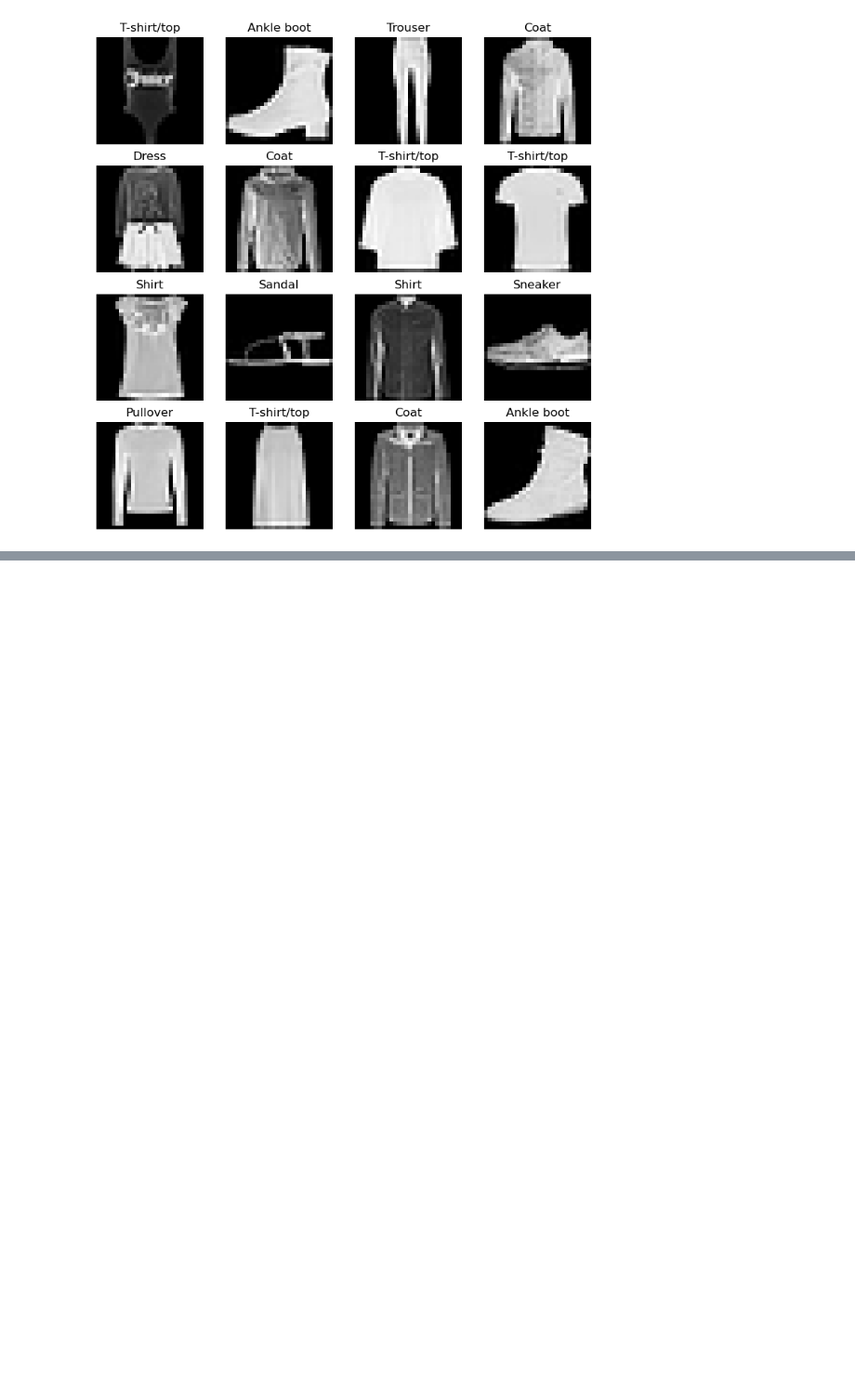
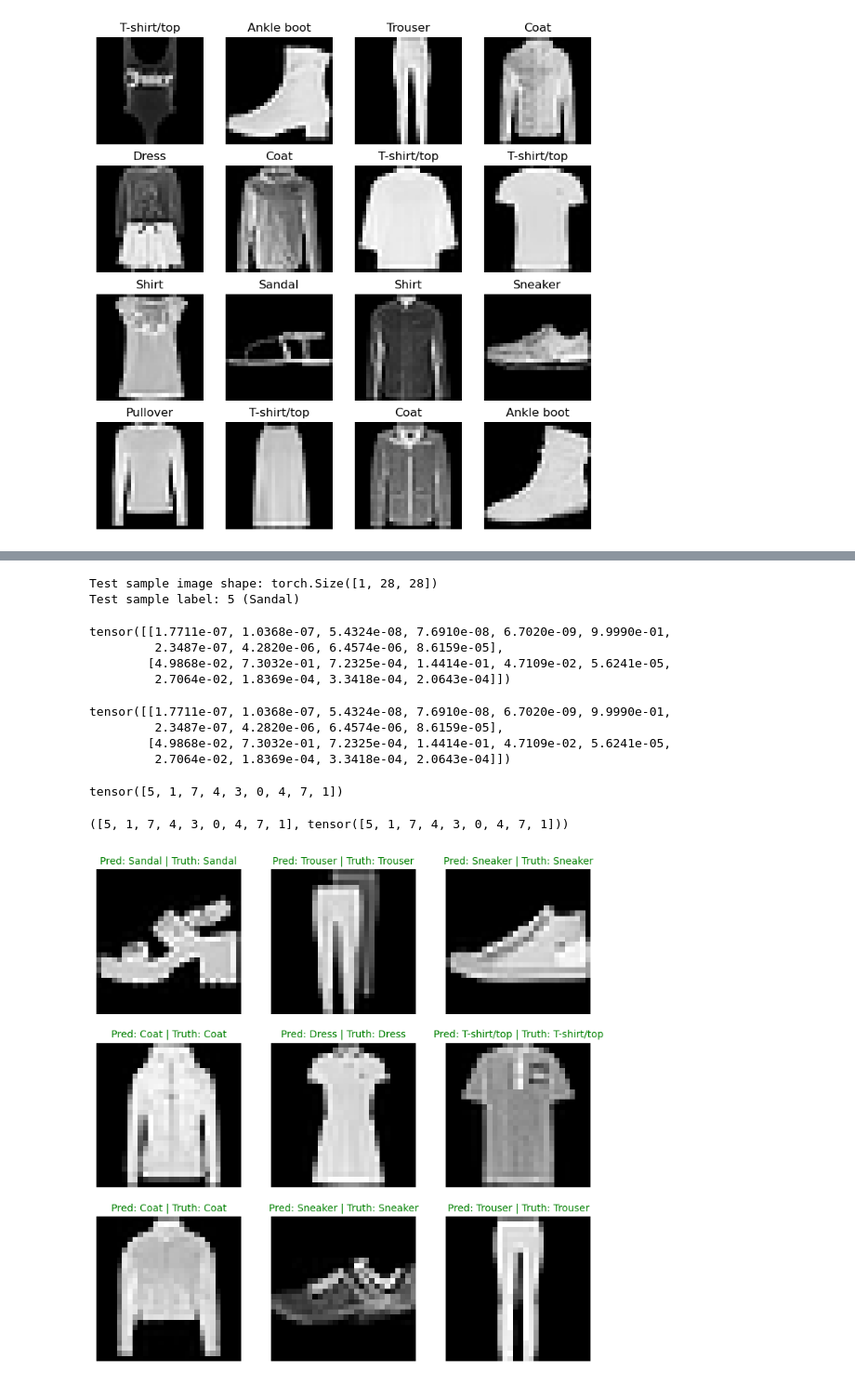
Before and after one commit to gh-wf/pytorch_practice, a Jupyter notebook: cv/torch_cv.ipynb, the cells around one changed output, grey strips where cells are left out. Shown at 93% size. Drawn from its saved outputs; the diff is of its cells as text; code cells hidden in the pictures; blank space fills up the shorter version.

```diff
--- a/cv/torch_cv.ipynb
+++ b/cv/torch_cv.ipynb
@@ -120,0 +887,78 @@ for i in range(1, rows * cols + 1):
+# %%
+import random
+random.seed(42)
+test_samples = []
+test_labels = []
+for sample, label in random.sample(list(test_data), k=9):
+    test_samples.append(sample)
+    test_labels.append(label)
+
+# View the first test sample shape and label
+print(f"Test sample image shape: {test_samples[0].shape}\nTest sample label: {test_labels[0]} ({class_names[test_labels[0]]})")
+# %% [output]
+Test sample image shape: torch.Size([1, 28, 28])
+Test sample label: 5 (Sandal)
+# %%
+# Make predictions on test samples with model 2
+pred_probs= make_predictions(model=model_2,
+                             data=test_samples)
+
+# View first two prediction probabilities list
+pred_probs[:2]
+# %% [output]
+tensor([[1.7711e-07, 1.0368e-07, 5.4324e-08, 7.6910e-08, 6.7020e-09, 9.9990e-01,
+         2.3487e-07, 4.2820e-06, 6.4574e-06, 8.6159e-05],
+        [4.9868e-02, 7.3032e-01, 7.2325e-04, 1.4414e-01, 4.7109e-02, 5.6241e-05,
+         2.7064e-02, 1.8369e-04, 3.3418e-04, 2.0643e-04]])
+# %%
+# Make predictions on test samples with model 2
+pred_probs= make_predictions(model=model_2,
+                             data=test_samples)
+
+# View first two prediction probabilities list
+pred_probs[:2]
+# %% [output]
+tensor([[1.7711e-07, 1.0368e-07, 5.4324e-08, 7.6910e-08, 6.7020e-09, 9.9990e-01,
+         2.3487e-07, 4.2820e-06, 6.4574e-06, 8.6159e-05],
+        [4.9868e-02, 7.3032e-01, 7.2325e-04, 1.4414e-01, 4.7109e-02, 5.6241e-05,
+         2.7064e-02, 1.8369e-04, 3.3418e-04, 2.0643e-04]])
+# %%
+# Turn the prediction probabilities into prediction labels by taking the argmax()
+pred_classes = pred_probs.argmax(dim=1)
+pred_classes
+# %% [output]
+tensor([5, 1, 7, 4, 3, 0, 4, 7, 1])
+# %%
+# Are our predictions in the same form as our test labels?
+test_labels, pred_classes
+# %% [output]
+([5, 1, 7, 4, 3, 0, 4, 7, 1], tensor([5, 1, 7, 4, 3, 0, 4, 7, 1]))
+# %%
+# Plot predictions
+plt.figure(figsize=(9, 9))
+nrows = 3
+ncols = 3
+for i, sample in enumerate(test_samples):
+  # Create a subplot
+  plt.subplot(nrows, ncols, i+1)
+
+  # Plot the target image
+  plt.imshow(sample.squeeze(), cmap="gray")
+
+  # Find the prediction label (in text form, e.g. "Sandal")
+  pred_label = class_names[pred_classes[i]]
+
+  # Get the truth label (in text form, e.g. "T-shirt")
+  truth_label = class_names[test_labels[i]]
+
+  # Create the title text of the plot
+  title_text = f"Pred: {pred_label} | Truth: {truth_label}"
+
+  # Check for equality and change title colour accordingly
+  if pred_label == truth_label:
+      plt.title(title_text, fontsize=10, c="g") # green text if correct
+  else:
+      plt.title(title_text, fontsize=10, c="r") # red text if wrong
+  plt.axis(False);
+# %% [output]
+[figure, added]
```
Also changed, not shown: parts of 47 cells of this notebook.
